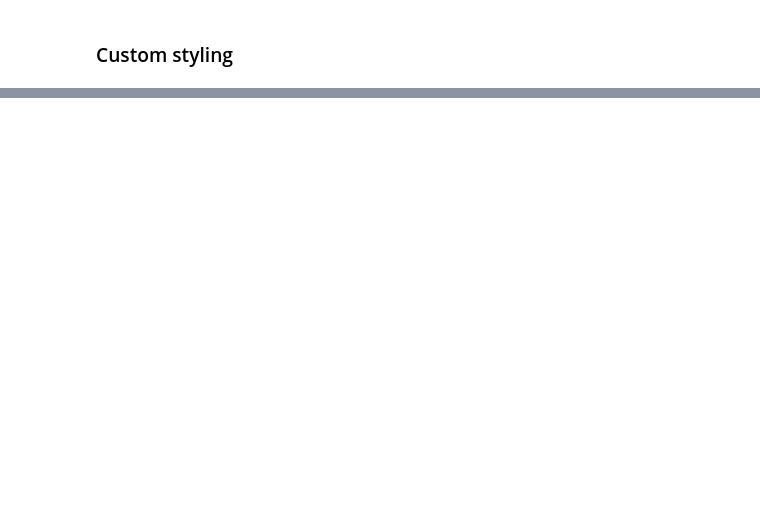
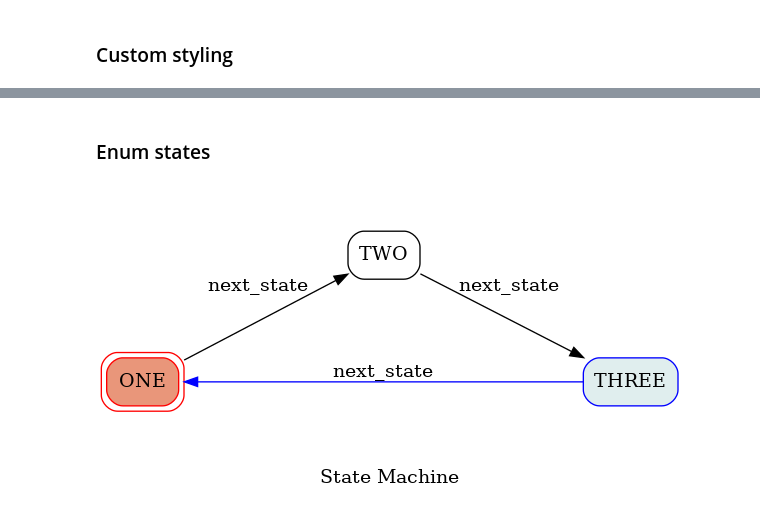
Before and after one commit to pytransitions/transitions, a Jupyter notebook: examples/Graph MIxin Demo.ipynb, the cells around one changed output, grey strips where cells are left out. Saved outputs shown, nothing was run; the diff lists cells and outputs as text; code cells hidden in the pictures; blank space fills up the shorter version.

Commit message:
add enum example to MixinGraph notebook

```diff
--- a/examples/Graph MIxin Demo.ipynb
+++ b/examples/Graph MIxin Demo.ipynb
@@ -202,0 +204,18 @@ model.show_graph()
+# %% [markdown]
+### Enum states
+# %%
+from enum import Enum, auto, unique
+
+@unique
+class States(Enum):
+
+    ONE = auto()
+    TWO = auto()
+    THREE = auto()
+
+model = Model()
+machine = GraphMachine(model, states=States, auto_transitions=False, ordered_transitions=True, initial=States.THREE)
+model.next_state()
+model.show_graph()
+# %% [output]
+[figure, added]
```
Also changed, not shown: parts of 3 cells of this notebook.
